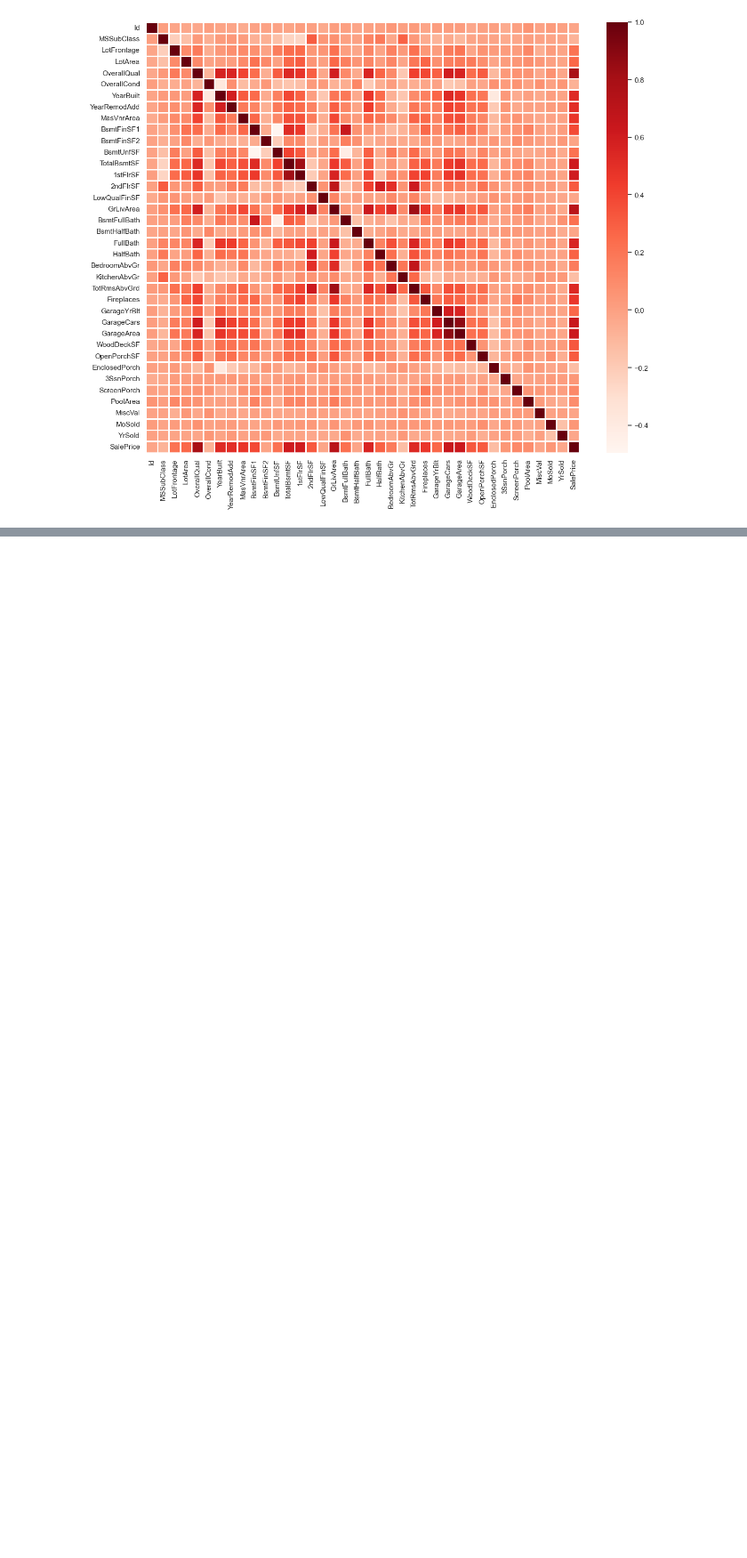
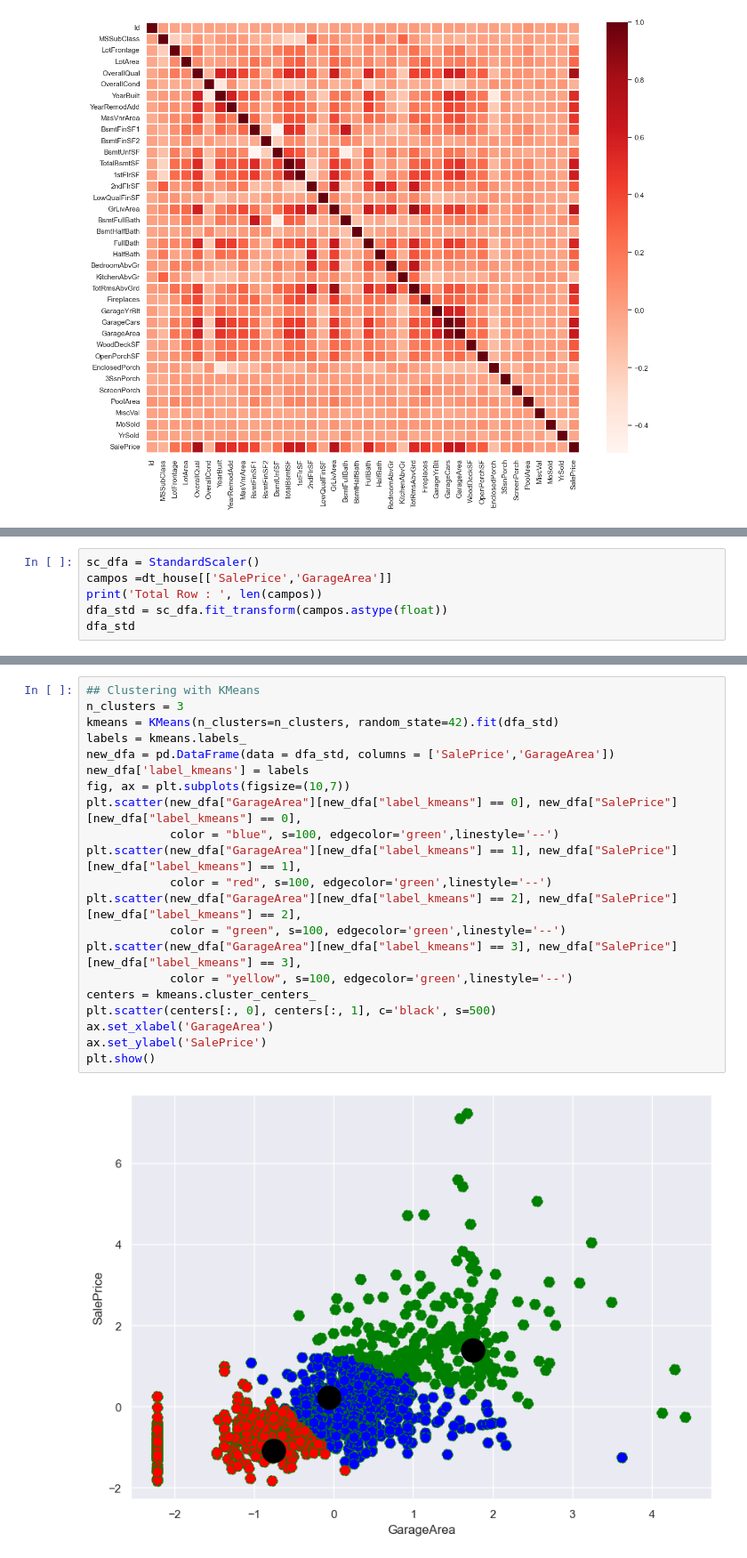
Before and after one commit to kenluzuriaga0/SalesAnalysisCluster, a Jupyter notebook: kLuzuriaga_sales_cluster.ipynb, the cells around one changed output, grey strips where cells are left out. Shown at 89% size. Drawn from its saved outputs; the diff is of its cells as text; blank space fills up the shorter version.

Commit message:
Clusters y boxplot

```diff
--- a/kLuzuriaga_sales_cluster.ipynb
+++ b/kLuzuriaga_sales_cluster.ipynb
@@ -66,0 +47,6 @@ Length: 81, dtype: object
+# %%
+sc_dfa = StandardScaler()
+campos =dt_house[['SalePrice','GarageArea']]
+print('Total Row : ', len(campos))
+dfa_std = sc_dfa.fit_transform(campos.astype(float))
+dfa_std
@@ -66,0 +180,23 @@ Length: 81, dtype: object
+# %%
+## Clustering with KMeans
+n_clusters = 3
+kmeans = KMeans(n_clusters=n_clusters, random_state=42).fit(dfa_std)
+labels = kmeans.labels_
+new_dfa = pd.DataFrame(data = dfa_std, columns = ['SalePrice','GarageArea'])
+new_dfa['label_kmeans'] = labels
+fig, ax = plt.subplots(figsize=(10,7))
+plt.scatter(new_dfa["GarageArea"][new_dfa["label_kmeans"] == 0], new_dfa["SalePrice"][new_dfa["label_kmeans"] == 0],
+            color = "blue", s=100, edgecolor='green',linestyle='--')
+plt.scatter(new_dfa["GarageArea"][new_dfa["label_kmeans"] == 1], new_dfa["SalePrice"][new_dfa["label_kmeans"] == 1],
+            color = "red", s=100, edgecolor='green',linestyle='--')
+plt.scatter(new_dfa["GarageArea"][new_dfa["label_kmeans"] == 2], new_dfa["SalePrice"][new_dfa["label_kmeans"] == 2],
+            color = "green", s=100, edgecolor='green',linestyle='--')
+plt.scatter(new_dfa["GarageArea"][new_dfa["label_kmeans"] == 3], new_dfa["SalePrice"][new_dfa["label_kmeans"] == 3],
+            color = "yellow", s=100, edgecolor='green',linestyle='--')
+centers = kmeans.cluster_centers_
+plt.scatter(centers[:, 0], centers[:, 1], c='black', s=500)
+ax.set_xlabel('GarageArea')
+ax.set_ylabel('SalePrice')
+plt.show()
+# %% [output]
+[figure, added]
```
Also changed, not shown: parts of 5 cells of this notebook.
